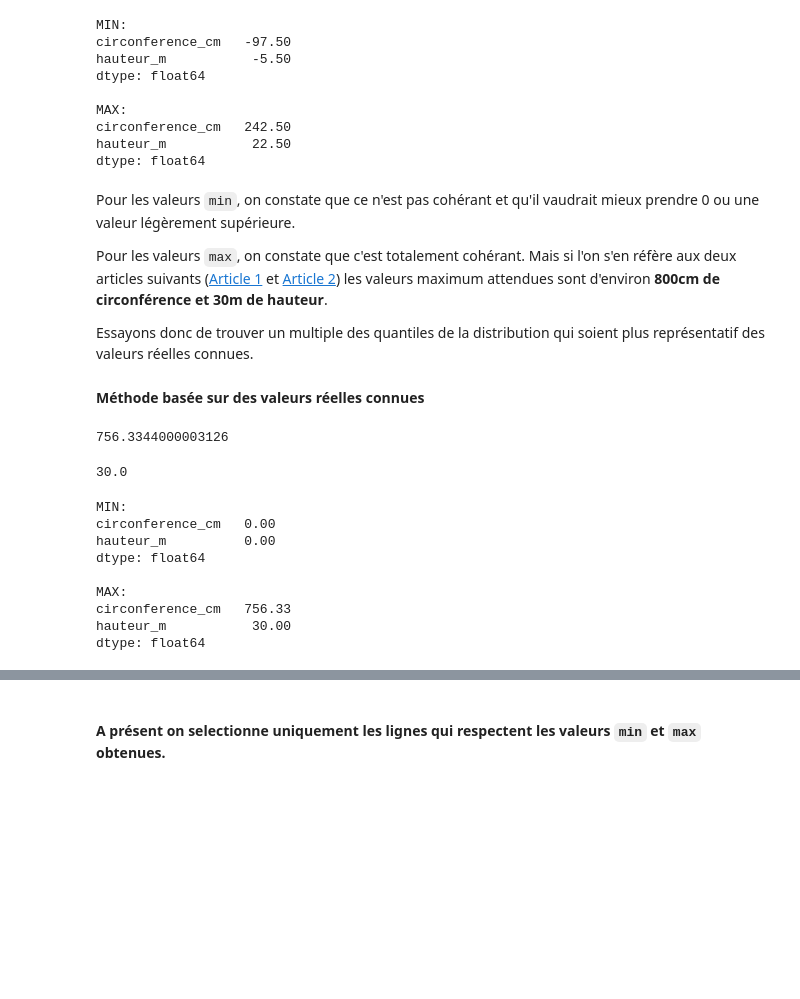
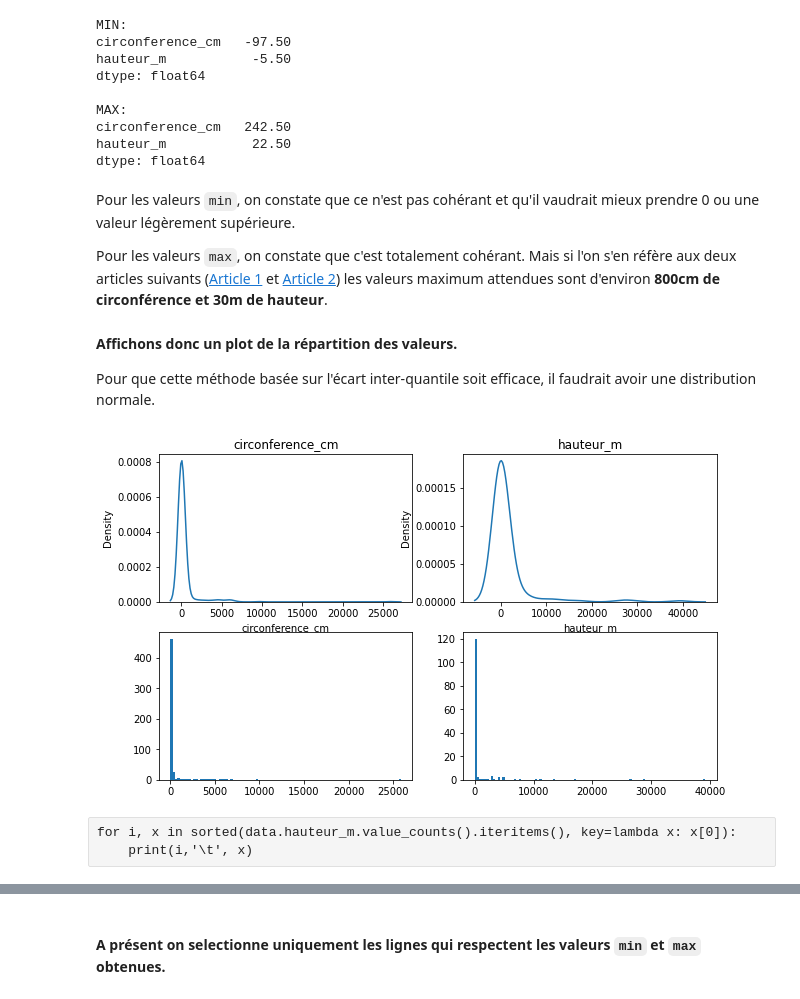
Before and after one commit to Valkea/OC_AI_02, a Jupyter notebook: EDA.ipynb, the cells around one changed output, grey strips where cells are left out. Saved outputs shown, nothing was run; the diff lists cells and outputs as text; code cells hidden in the pictures; blank space fills up the shorter version.

```diff
--- a/EDA.ipynb
+++ b/EDA.ipynb
@@ -1354,18 +1354,5 @@ Pour les valeurs `min`, on constate que ce n'est pas cohérant et qu'il vaudrait
 
 Pour les valeurs `max`, on constate que c'est totalement cohérant. Mais si l'on s'en réfère aux deux articles suivants ([Article 1](https://agriculture.gouv.fr/le-plus-grand-arbre-de-paris-veille-sur-le-78-rue-de-varenne) et [Article 2](https://www.pariszigzag.fr/secret/lieux-insolites/arbres-remarquables-paris)) les valeurs maximum attendues sont d'environ **800cm de circonférence et 30m de hauteur**.
 
-Essayons donc de trouver un multiple des quantiles de la distribution qui soient plus représentatif des valeurs réelles connues.
-
-#### Méthode basée sur des valeurs réelles connues
+#### Affichons donc un plot de la répartition des valeurs.
+Pour que cette méthode basée sur l'écart inter-quantile soit efficace, il faudrait avoir une distribution normale.
-# %%
-# On cherche une fraction de quantile qui donne un résultat proche des 800cm de circonference max attendue
-V_max.circonference_cm = data_clean.circonference_cm.quantile(0.9996)
-V_max.circonference_cm
-# %% [output]
-756.3344000003126
-# %%
-# On cherche une fraction de quantile qui donne un résultat proche des 30m de hauteur max attendue
-V_max.hauteur_m = data_clean.hauteur_m.quantile(0.997)
-V_max.hauteur_m
-# %% [output]
-30.0
@@ -1376,13 +1359,24 @@ V_min.hauteur_m = 0
-# %%
-print(f"MIN:\n{V_min}\n")
-print(f"MAX:\n{V_max}")
-# %% [output]
-MIN:
-circonference_cm   0.00
-hauteur_m          0.00
-dtype: float64
-
-MAX:
-circonference_cm   756.33
-hauteur_m           30.00
-dtype: float64
+# %%
+fig = plt.figure(figsize=(10, 6))
+
+plt.subplot(2,2,1)
+sns.kdeplot(data.circonference_cm.value_counts())
+plt.title("circonference_cm")
+plt.subplot(2,2,2)
+sns.kdeplot(data.hauteur_m.value_counts())
+plt.title("hauteur_m")
+
+plt.subplot(2,2,3)
+plt.hist(data.circonference_cm.value_counts(), bins=100)
+#plt.xscale("log")
+
+plt.subplot(2,2,4)
+plt.hist(data.hauteur_m.value_counts(), bins=100)
+#plt.xscale("log")
+
+plt.show()
+# %% [output]
+[figure, added]
+# %% [raw]
+for i, x in sorted(data.hauteur_m.value_counts().iteritems(), key=lambda x: x[0]):
+    print(i,'\t', x)
```
Also changed, not shown: parts of 26 cells of this notebook.
